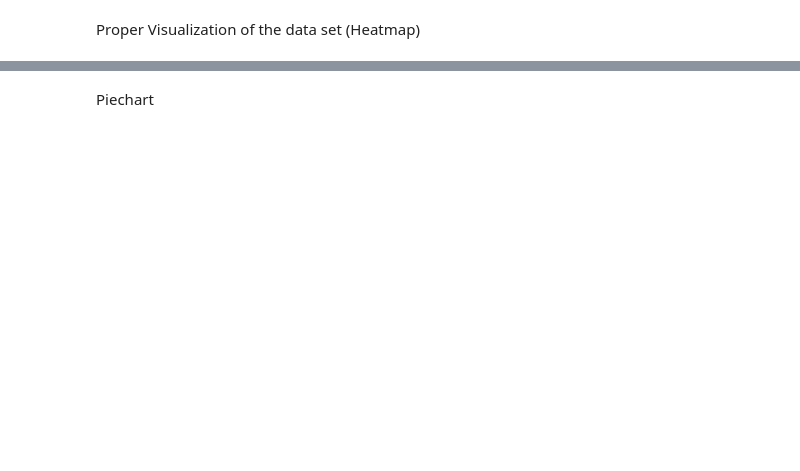
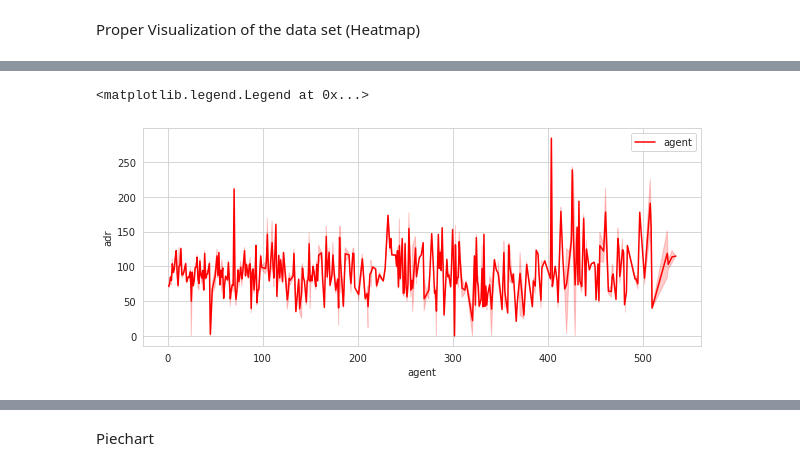
Before and after one commit to pavanibill/Hotel-booking-data-analysis, a Jupyter notebook: Hotel_Booking_Analysis_Capstone_Project.ipynb, the cells around one changed output, grey strips where cells are left out. Saved outputs shown, nothing was run; the diff lists cells and outputs as text; code cells hidden in the pictures; blank space fills up the shorter version.

```diff
--- a/Hotel_Booking_Analysis_Capstone_Project.ipynb
+++ b/Hotel_Booking_Analysis_Capstone_Project.ipynb
@@ -154,6 +192,9 @@ plt.xticks(rotation=90)
 # %%
 plt.figure(figsize = (10,4))
-sns.lineplot('agent', 'adr', data = df, clor = 'r', label= 'agent')
+sns.lineplot('agent', 'adr', data = df, color = 'r', label= 'agent')
 plt.legend()
+# %% [output]
+<matplotlib.legend.Legend at 0x...>
+[figure, added]
 # %%
 sns.pairplot(df)
```
Also changed, not shown: parts of 12 cells of this notebook.
